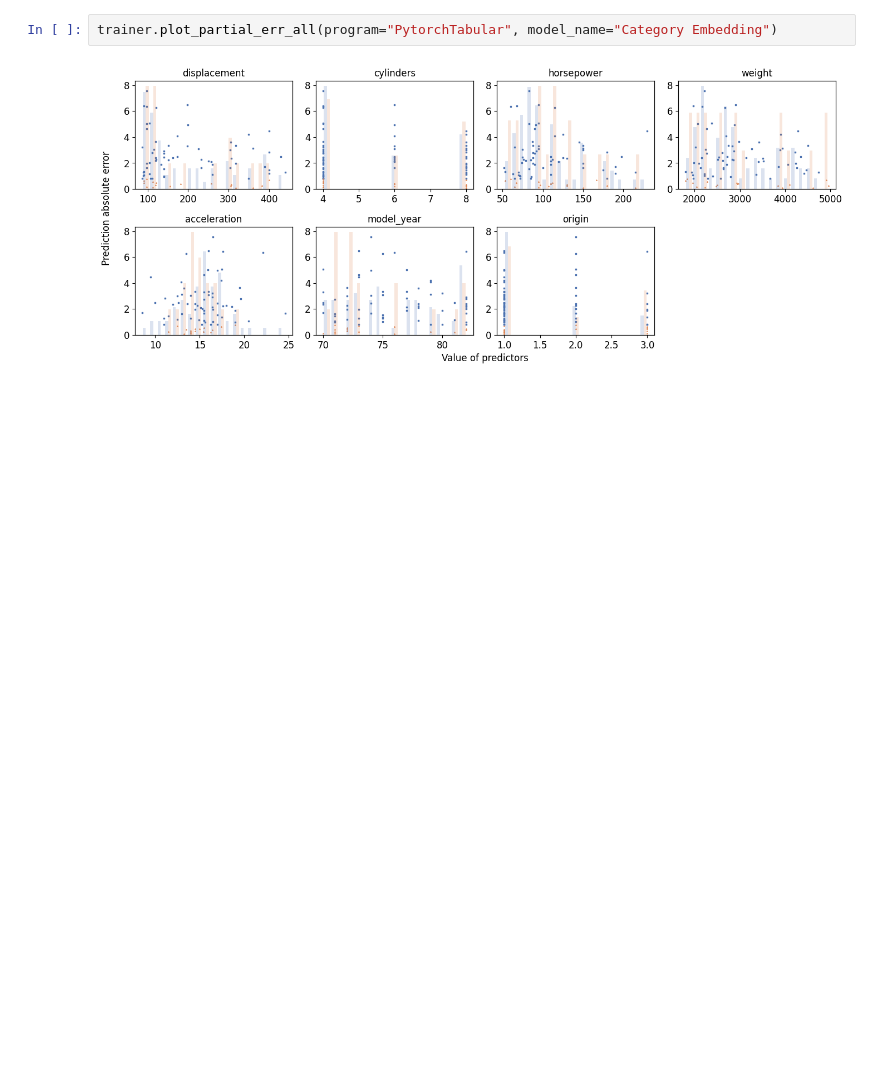
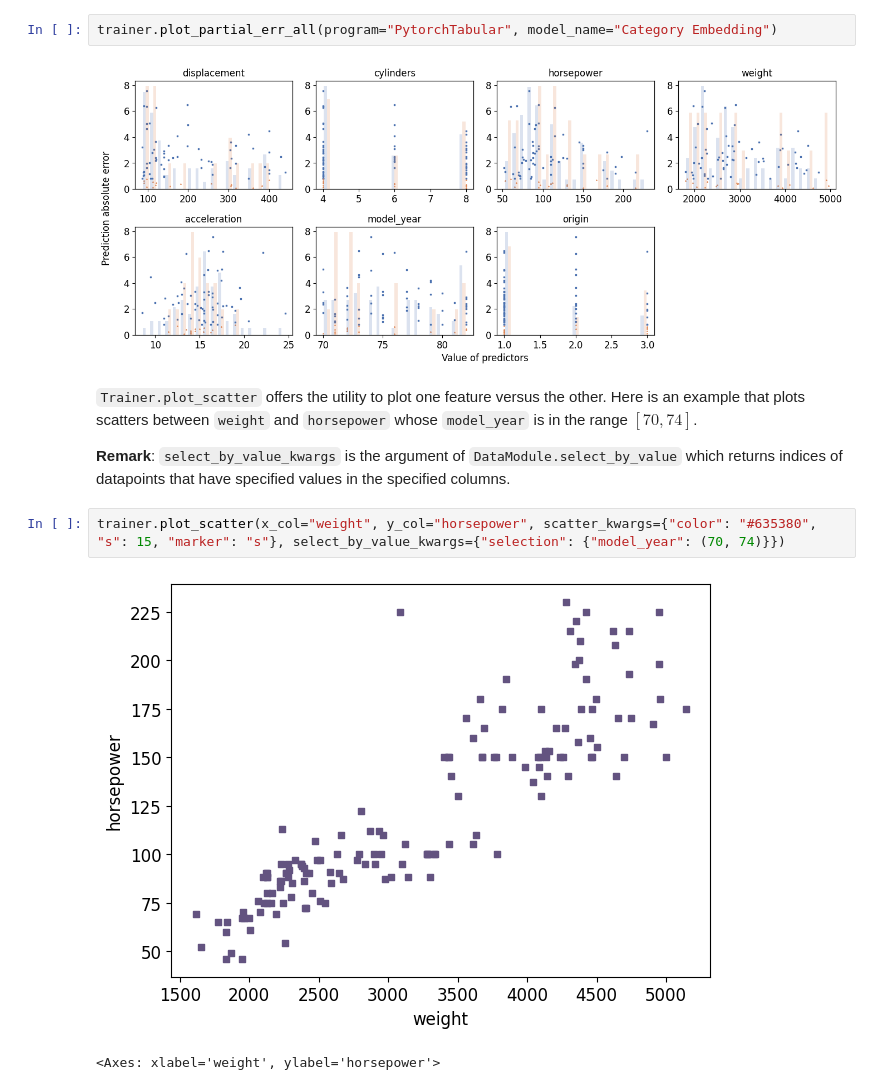
Before and after one commit to Luwen-Zhang/tabular_ensemble, a Jupyter notebook: docs/source/examples/get_started/plotting.ipynb, the cells around one changed output. Saved outputs shown, nothing was run; the diff lists cells and outputs as text; blank space fills up the shorter version.

Commit message:
Implement plot_scatter and plot_on_one_axes.

```diff
--- a/docs/source/examples/get_started/plotting.ipynb
+++ b/docs/source/examples/get_started/plotting.ipynb
@@ -139,3 +143,12 @@ Calculate PDP:  origin
 trainer.plot_partial_err_all(program="PytorchTabular", model_name="Category Embedding")
 # %% [output]
 [figure]
+# %% [markdown]
+`Trainer.plot_scatter` offers the utility to plot one feature versus the other. Here is an example that plots scatters between `weight` and `horsepower` whose `model_year` is in the range $[70, 74]$.
+
+**Remark**: `select_by_value_kwargs` is the argument of `DataModule.select_by_value` which returns indices of datapoints that have specified values in the specified columns.
+# %%
+trainer.plot_scatter(x_col="weight", y_col="horsepower", scatter_kwargs={"color": "#635380", "s": 15, "marker": "s"}, select_by_value_kwargs={"selection": {"model_year": (70, 74)}})
+# %% [output]
+[figure, added]
+<Axes: xlabel='weight', ylabel='horsepower'>
```
Also changed, not shown: parts of 7 cells of this notebook, 2 other files.
